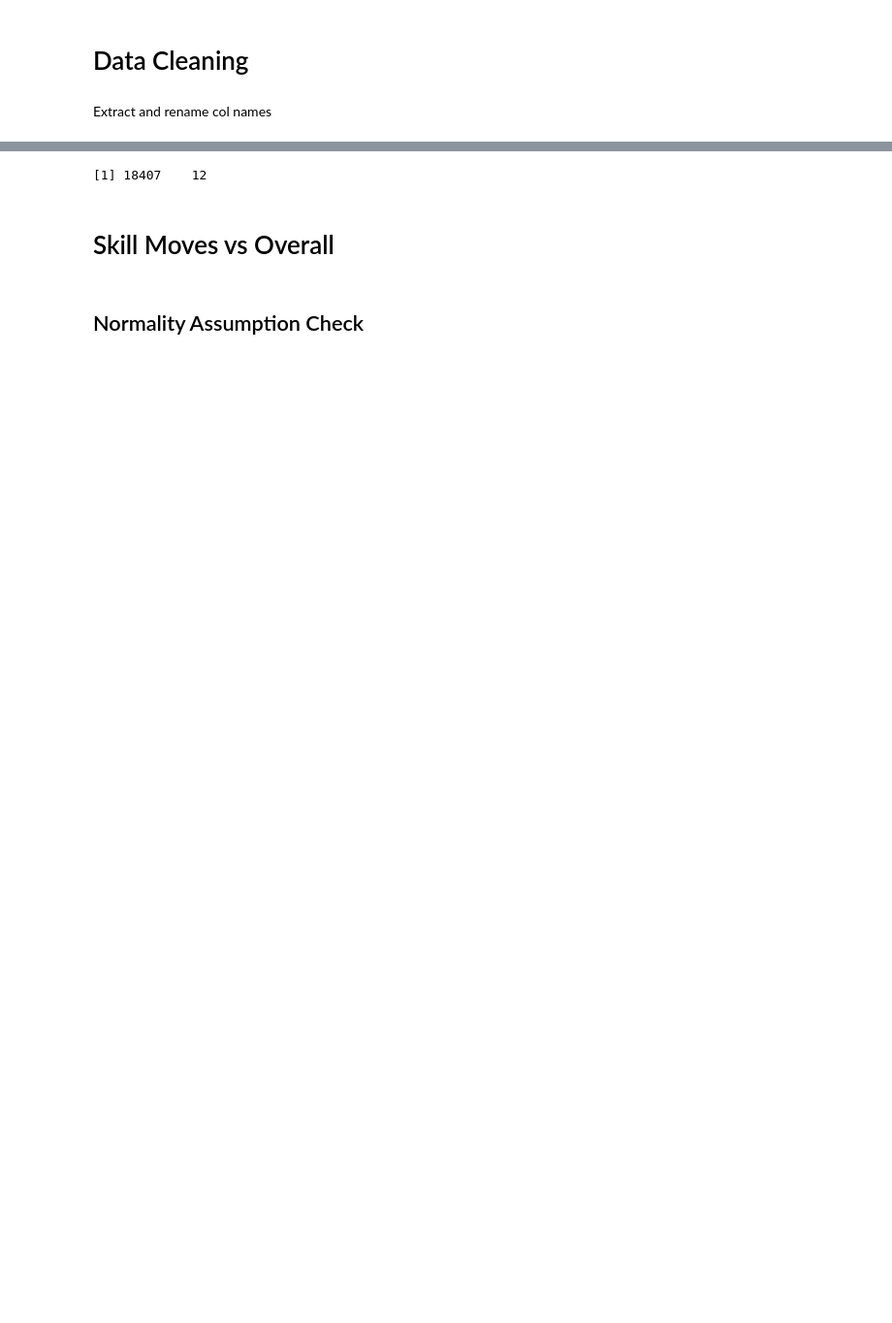
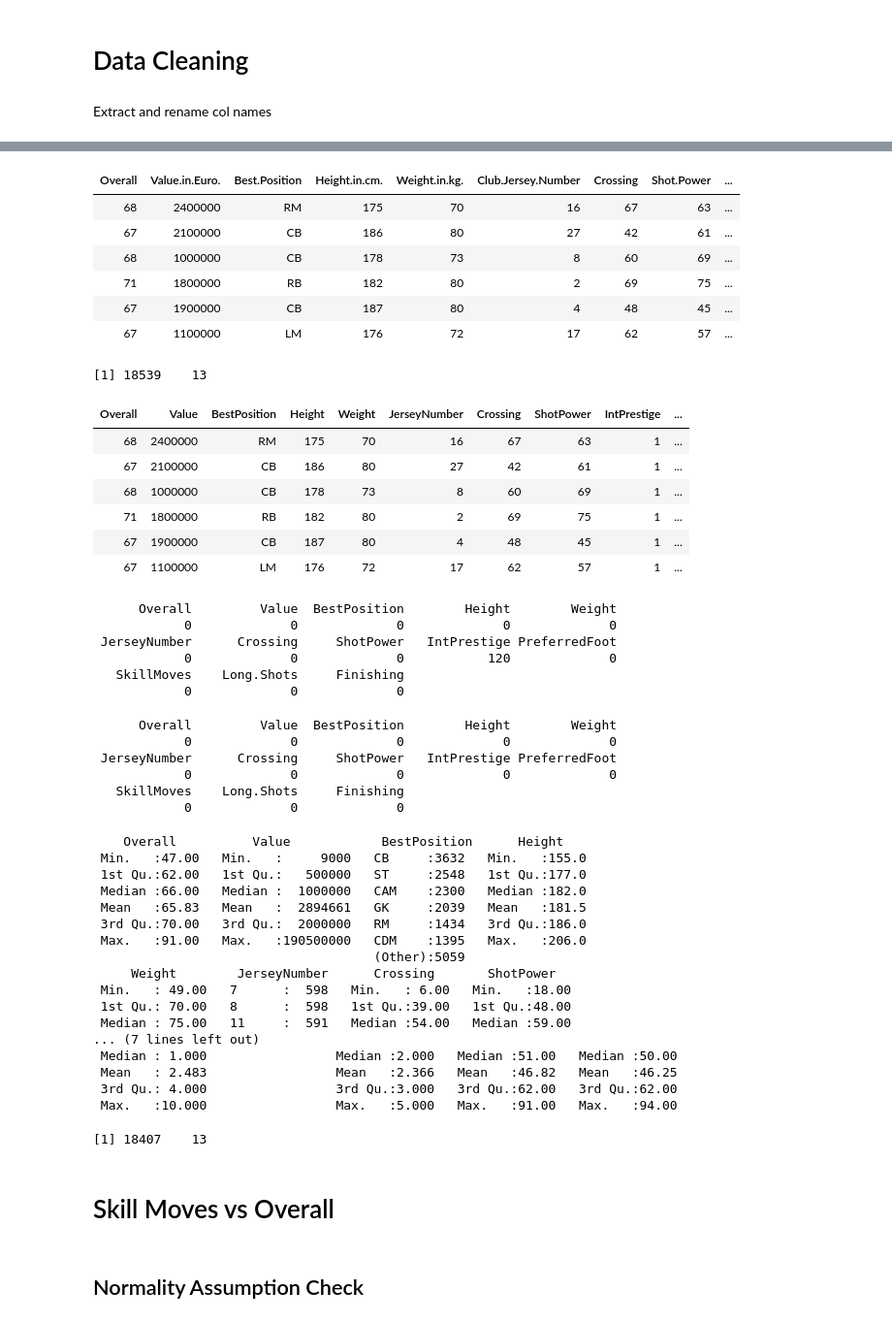
Before and after one commit to YoNG-Zaii/MH3511-FIFA-Analysis, a Jupyter notebook: Ivan Skill Moves vs Overall.ipynb, the cells around one changed output, grey strips where cells are left out. Shown: that part at 97% size. Cells and saved outputs as stored; diff of their text form; code cells hidden in the pictures; blank space fills up the shorter version.

```diff
--- a/Ivan Skill Moves vs Overall.ipynb
+++ b/Ivan Skill Moves vs Overall.ipynb
@@ -121,7 +49,67 @@ summary(playersTeamCleaned)
-# %%
-dim(playersTeamCleaned)
-# %% [output]
-[1] 18407    12
+# %%
+# cleaning
+relevantCols <- c("Overall", "Value.in.Euro.", "Best.Position", "Height.in.cm.", "Weight.in.kg.", "Club.Jersey.Number",
+                  "Crossing", "Shot.Power", "IntPrestige", "Preferred.Foot", "Skill.Moves", "Long.Shots", "Finishing" )
+playersTeamCleaned <- subset(playersTeamCombined, select=relevantCols)
+head(playersTeamCleaned); dim(playersTeamCleaned)
+# rename
+colnames(playersTeamCleaned) <- c("Overall", "Value", "BestPosition", "Height", "Weight", "JerseyNumber",
+                  "Crossing", "ShotPower", "IntPrestige", "PreferredFoot", "SkillMoves","Long.Shots", "Finishing" )
+head(playersTeamCleaned)
+colSums(is.na(playersTeamCleaned))
+# remove int prestige null
+playersTeamCleaned <- na.omit(playersTeamCleaned)
+colSums(is.na(playersTeamCleaned))
+# remove players with no value
+playersTeamCleaned <- playersTeamCleaned[playersTeamCleaned$Value != 0, ]
+summary(playersTeamCleaned)
+dim(playersTeamCleaned)
+# %% [output]
+| Overall | Value.in.Euro. | Best.Position | Height.in.cm. | Weight.in.kg. | Club.Jersey.Number | Crossing | Shot.Power | ... |
+| 68 | 2400000 | RM | 175 | 70 | 16 | 67 | 63 | ... |
+| 67 | 2100000 | CB | 186 | 80 | 27 | 42 | 61 | ... |
+| 68 | 1000000 | CB | 178 | 73 | 8 | 60 | 69 | ... |
+| 71 | 1800000 | RB | 182 | 80 | 2 | 69 | 75 | ... |
+| 67 | 1900000 | CB | 187 | 80 | 4 | 48 | 45 | ... |
+| 67 | 1100000 | LM | 176 | 72 | 17 | 62 | 57 | ... |
+[1] 18539    13
+| Overall | Value | BestPosition | Height | Weight | JerseyNumber | Crossing | ShotPower | IntPrestige | ... |
+| 68 | 2400000 | RM | 175 | 70 | 16 | 67 | 63 | 1 | ... |
+| 67 | 2100000 | CB | 186 | 80 | 27 | 42 | 61 | 1 | ... |
+| 68 | 1000000 | CB | 178 | 73 | 8 | 60 | 69 | 1 | ... |
+| 71 | 1800000 | RB | 182 | 80 | 2 | 69 | 75 | 1 | ... |
+| 67 | 1900000 | CB | 187 | 80 | 4 | 48 | 45 | 1 | ... |
+| 67 | 1100000 | LM | 176 | 72 | 17 | 62 | 57 | 1 | ... |
+      Overall         Value  BestPosition        Height        Weight
+            0             0             0             0             0
+ JerseyNumber      Crossing     ShotPower   IntPrestige PreferredFoot
+            0             0             0           120             0
+   SkillMoves    Long.Shots     Finishing
+            0             0             0
+      Overall         Value  BestPosition        Height        Weight
+            0             0             0             0             0
+ JerseyNumber      Crossing     ShotPower   IntPrestige PreferredFoot
+            0             0             0             0             0
+   SkillMoves    Long.Shots     Finishing
+            0             0             0
+    Overall          Value            BestPosition      Height
+ Min.   :47.00   Min.   :     9000   CB     :3632   Min.   :155.0
+ 1st Qu.:62.00   1st Qu.:   500000   ST     :2548   1st Qu.:177.0
+ Median :66.00   Median :  1000000   CAM    :2300   Median :182.0
+ Mean   :65.83   Mean   :  2894661   GK     :2039   Mean   :181.5
+ 3rd Qu.:70.00   3rd Qu.:  2000000   RM     :1434   3rd Qu.:186.0
+ Max.   :91.00   Max.   :190500000   CDM    :1395   Max.   :206.0
+                                     (Other):5059
+     Weight        JerseyNumber      Crossing       ShotPower
+ Min.   : 49.00   7      :  598   Min.   : 6.00   Min.   :18.00
+ 1st Qu.: 70.00   8      :  598   1st Qu.:39.00   1st Qu.:48.00
+ Median : 75.00   11     :  591   Median :54.00   Median :59.00
+... (7 lines left out)
+ Median : 1.000                 Median :2.000   Median :51.00   Median :50.00
+ Mean   : 2.483                 Mean   :2.366   Mean   :46.82   Mean   :46.25
+ 3rd Qu.: 4.000                 3rd Qu.:3.000   3rd Qu.:62.00   3rd Qu.:62.00
+ Max.   :10.000                 Max.   :5.000   Max.   :91.00   Max.   :94.00
+[1] 18407    13
 # %% [markdown]
 # Skill Moves vs Overall
 # %% [markdown]
```
Also changed, not shown: parts of 20 cells of this notebook, 2 other files.
